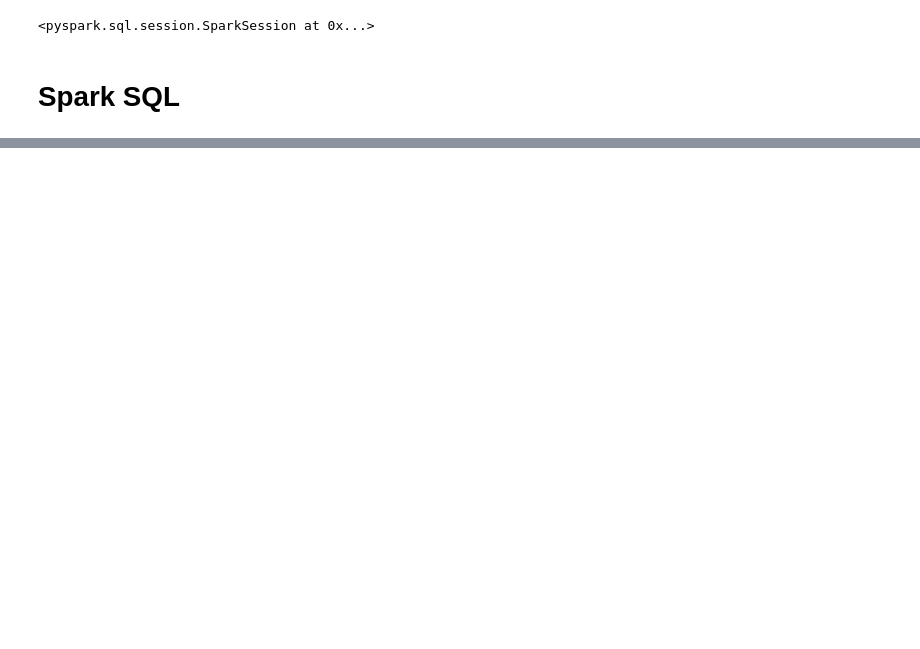
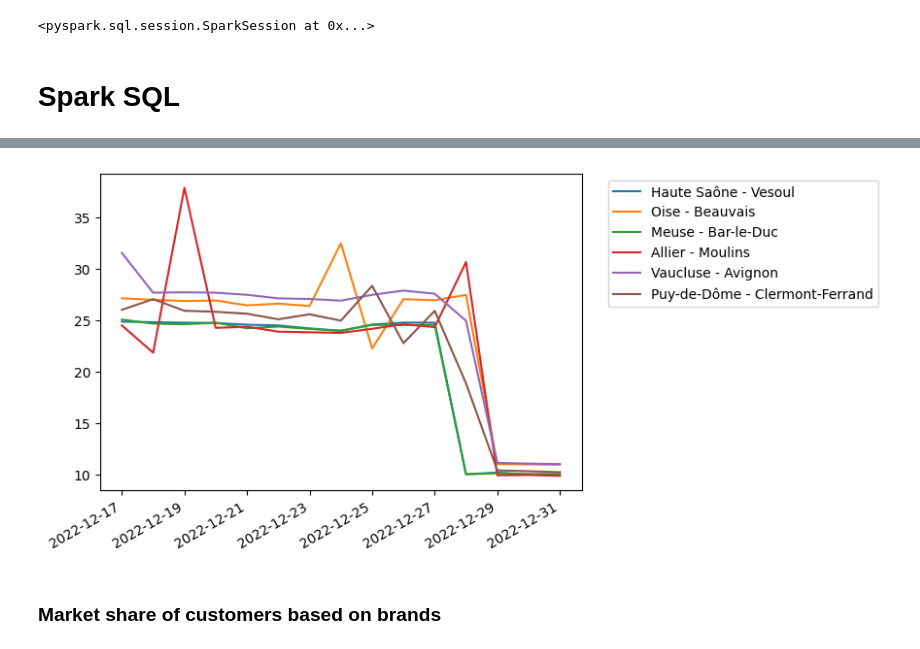
Before and after one commit to TanZng/ot6-cloud, a Jupyter notebook: analytics/sparkling-water.ipynb, the cells around one changed output, grey strips where cells are left out. Cells and saved outputs as stored; diff of their text form; code cells hidden in the pictures; blank space fills up the shorter version.

```diff
--- a/analytics/sparkling-water.ipynb
+++ b/analytics/sparkling-water.ipynb
@@ -66,0 +100,15 @@ psdf.tail(10)
+# %%
+for i in my_departments[0:6]:
+    current_department = i.asDict()['department']
+    smaller = fer.select("formatedDate", "avg_price") \
+                .filter(col("department") == current_department) \
+                .sort('formatedDate').toPandas()
+    plt.plot(smaller['formatedDate'], smaller['avg_price'], label=france_departments[current_department])
+
+plt.legend(bbox_to_anchor=(1.04, 1), loc="upper left")
+plt.gcf().autofmt_xdate()
+plt.show()
+# %% [output]
+[figure, added]
+# %% [markdown]
+### Market share of customers based on brands
```
Also changed, not shown: parts of 40 cells of this notebook, 3 other files.
